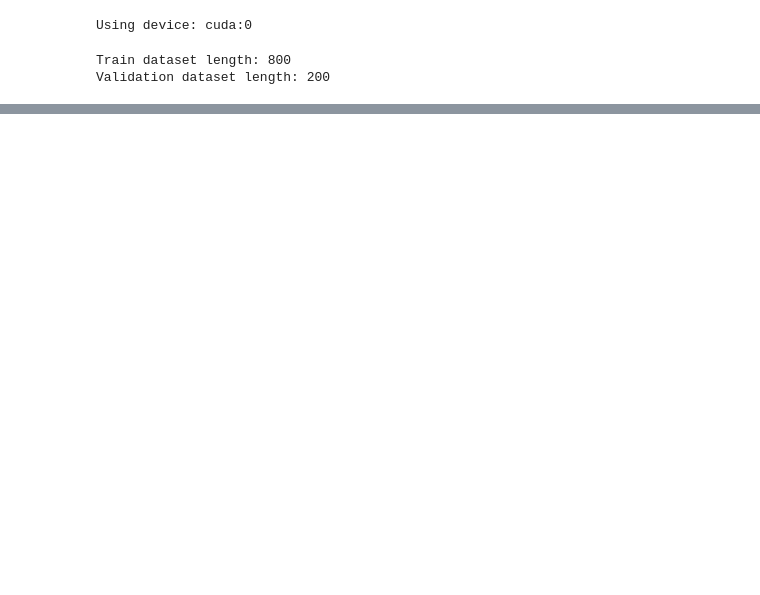
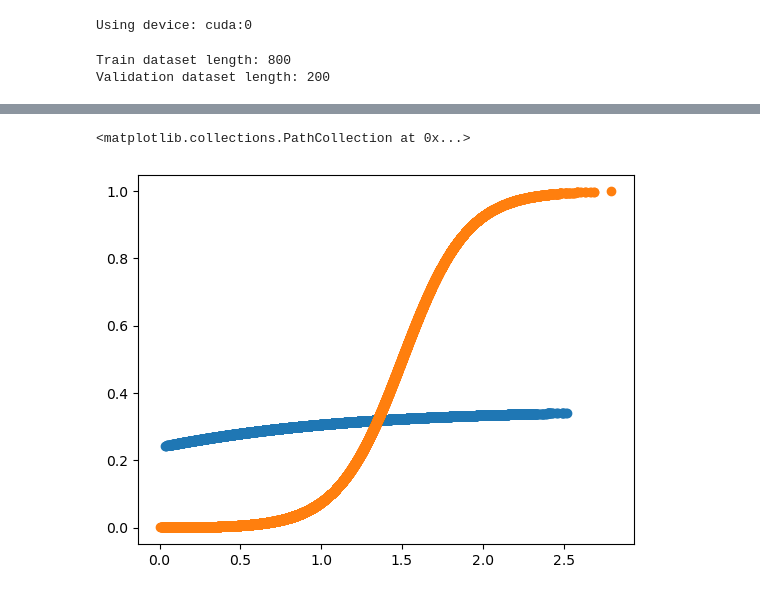
Before and after one commit to rmunozTMELab/Embedding-Oriented-PGNNIV, a Jupyter notebook: transfer_learning/baseline/main.ipynb, the cells around one changed output, grey strips where cells are left out. Cells and saved outputs as stored; diff of their text form; code cells hidden in the pictures; blank space fills up the shorter version.

```diff
--- a/transfer_learning/baseline/main.ipynb
+++ b/transfer_learning/baseline/main.ipynb
@@ -37,14 +37,14 @@ gc.collect()
 torch.cuda.empty_cache()
 torch.cuda.reset_peak_memory_stats()
 # %%
-# Creamos los paths para las distintas carpetas
-ROOT_PATH = r'/home/rmunoz/Escritorio/rmunozTMELab/Physically-Guided-Machine-Learning'
+# Create folders paths
+ROOT_PATH = os.path.abspath(os.path.join(os.getcwd(), "../../"))
 DATA_PATH = os.path.join(ROOT_PATH, r'data/sigmoid_nonlinear_1000/sigmoid_nonlinear_1000.pkl')
 RESULTS_FOLDER_PATH = os.path.join(ROOT_PATH, r'results/transfer_learning_1000')
 
 MODEL_RESULTS_TRANSFERLEARNING_PATH = os.path.join(ROOT_PATH, r'results/transfer_learning_1000/baseline')
 
-# Creamos las carpetas que sean necesarias (si ya están creadas se avisará de ello)
+# Create folders (if necessary)
 create_folder(RESULTS_FOLDER_PATH)
 create_folder(MODEL_RESULTS_TRANSFERLEARNING_PATH)
 # %% [output]
@@ -120,9 +120,9 @@ torch.cuda.reset_peak_memory_stats()
 model = PGNNIVBaseline(input_shape, predictive_layers, predictive_output, explanatory_input, explanatory_layers, explanatory_output, n_filters_explanatory).to(DEVICE)
 optimizer = torch.optim.Adam(model.parameters(), lr=3e-4)
 
-# Parametros de entrenamiento
+# Training parameters
 start_epoch = 0
-n_epochs = 100000
+n_epochs = 1000
 
 batch_size = 64
 n_checkpoints = 5
@@ -164,0 +151,9 @@ Error:
+# %%
+plt.scatter(Mx(My(TensOps(model(X_train)[0], space_dimension=2, contravariance=0, covariance=0))).values.cpu().detach().numpy().flatten(),
+            model(X_train)[1].cpu().detach().numpy().flatten())
+
+plt.scatter(y_train.values.cpu().detach().numpy().flatten(),
+           K_train.values.cpu().detach().numpy().flatten())
+# %% [output]
+<matplotlib.collections.PathCollection at 0x...>
+[figure, added]
```
Also changed, not shown: parts of 4 cells of this notebook, 8 other files.
